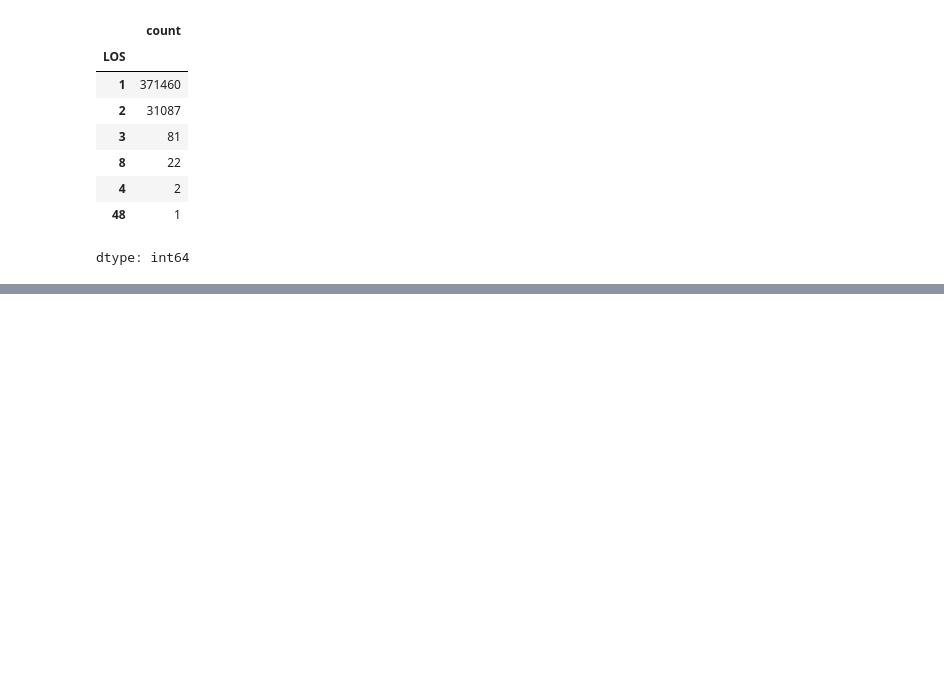
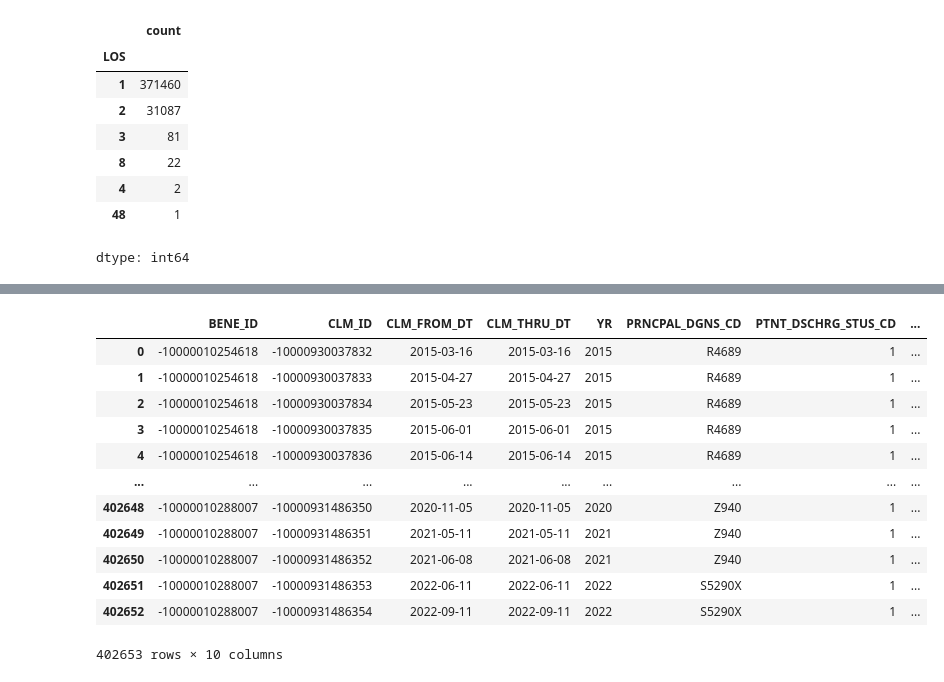
Before and after one commit to benabijah/EHR, a Jupyter notebook: outpatient_data_preprocessing_.ipynb, the cells around one changed output, grey strips where cells are left out. Drawn from its saved outputs; the diff is of its cells as text; code cells hidden in the pictures; blank space fills up the shorter version.

```diff
--- a/outpatient_data_preprocessing_.ipynb
+++ b/outpatient_data_preprocessing_.ipynb
@@ -66,11 +115,26 @@ num_diagnosis = diagnosis.groupby(['BENE_ID', 'YR']).size().reset_index(name='NU
 # %%
 outpatient_encounters = outpatient[['BENE_ID', 'CLM_ID', 'CLM_FROM_DT', 'CLM_THRU_DT', 'YR', #'LOS',
                                   'PRNCPAL_DGNS_CD', 'PTNT_DSCHRG_STUS_CD', 'CLM_TOT_CHRG_AMT']]
 
 # perform left joins
 outpatient_encounters = outpatient_encounters.merge(num_diagnosis, on=['BENE_ID', 'YR'], how='left')
 outpatient_encounters = outpatient_encounters.merge(LU_ICD, left_on='PRNCPAL_DGNS_CD', right_on='ICD_DIAG_CD',
                                                   how='left').drop(columns=['ICD_DIAG_CD'])
+outpatient_encounters
+# %% [output]
+|  | BENE_ID | CLM_ID | CLM_FROM_DT | CLM_THRU_DT | YR | PRNCPAL_DGNS_CD | PTNT_DSCHRG_STUS_CD | ... |
+| 0 | -10000010254618 | -10000930037832 | 2015-03-16 | 2015-03-16 | 2015 | R4689 | 1 | ... |
+| 1 | -10000010254618 | -10000930037833 | 2015-04-27 | 2015-04-27 | 2015 | R4689 | 1 | ... |
+| 2 | -10000010254618 | -10000930037834 | 2015-05-23 | 2015-05-23 | 2015 | R4689 | 1 | ... |
+| 3 | -10000010254618 | -10000930037835 | 2015-06-01 | 2015-06-01 | 2015 | R4689 | 1 | ... |
+| 4 | -10000010254618 | -10000930037836 | 2015-06-14 | 2015-06-14 | 2015 | R4689 | 1 | ... |
+| ... | ... | ... | ... | ... | ... | ... | ... | ... |
+| 402648 | -10000010288007 | -10000931486350 | 2020-11-05 | 2020-11-05 | 2020 | Z940 | 1 | ... |
+| 402649 | -10000010288007 | -10000931486351 | 2021-05-11 | 2021-05-11 | 2021 | Z940 | 1 | ... |
+| 402650 | -10000010288007 | -10000931486352 | 2021-06-08 | 2021-06-08 | 2021 | Z940 | 1 | ... |
+| 402651 | -10000010288007 | -10000931486353 | 2022-06-11 | 2022-06-11 | 2022 | S5290X | 1 | ... |
+| 402652 | -10000010288007 | -10000931486354 | 2022-09-11 | 2022-09-11 | 2022 | S5290X | 1 | ... |
+402653 rows × 10 columns
 # %%
 outpatient_encounters.to_csv('/content/drive/MyDrive/Data/Output/outpatient_encounters.csv', index=False)
 diagnosis.to_csv('/content/drive/MyDrive/Data/Output/outpatient_diagnosis.csv', index=False)
```
Also changed, not shown: parts of 8 cells of this notebook.
